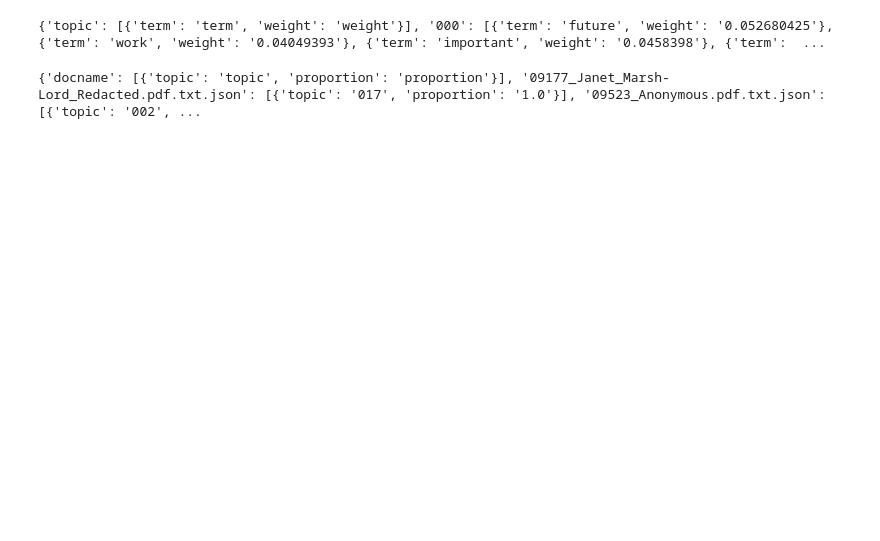
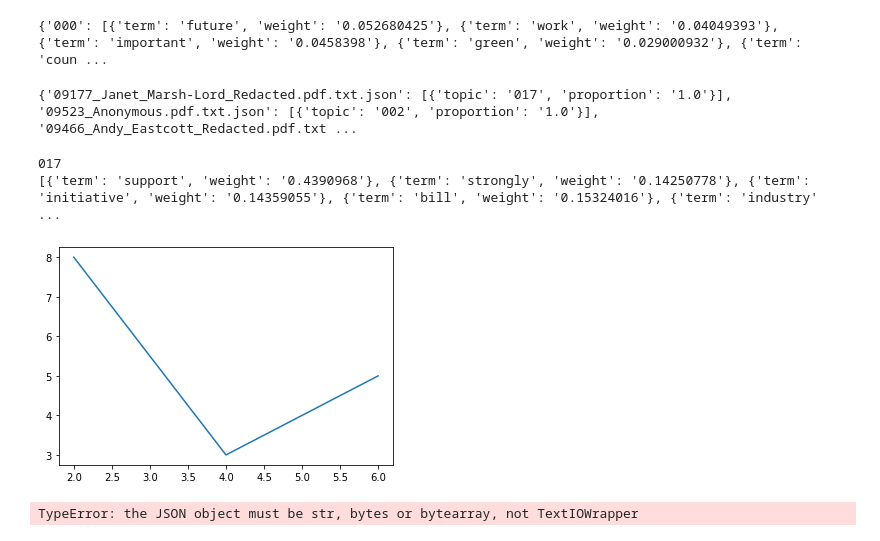
Before and after one commit to ServiceInnovationLab/bagel-jam, a Jupyter notebook: LDA visualisation.ipynb, the cells around one changed output. Cells and saved outputs as stored; diff of their text form; code cells hidden in the pictures; blank space fills up the shorter version.

```diff
--- a/LDA visualisation.ipynb
+++ b/LDA visualisation.ipynb
@@ -6,7 +6,9 @@ import numpy as np
 def load_topics(topics, filename):
     with open(filename, 'r') as j:
         csvReader = csv.reader(j)
-        for row in csvReader:
+        for index, row in enumerate(csvReader, start = 1):
+            if index == 1:
+                continue # skip the header row
             topic = row[0]
             data = { 'term': row[1], 'weight': row[2] }
             if topic in topics:
@@ -23,12 +25,14 @@ topics = load_topics(topics, topic_terms)
 
 print(topics)
 # %% [output]
-{'topic': [{'term': 'term', 'weight': 'weight'}], '000': [{'term': 'future', 'weight': '0.052680425'}, {'term': 'work', 'weight': '0.04049393'}, {'term': 'important', 'weight': '0.0458398'}, {'term':  ...
+{'000': [{'term': 'future', 'weight': '0.052680425'}, {'term': 'work', 'weight': '0.04049393'}, {'term': 'important', 'weight': '0.0458398'}, {'term': 'green', 'weight': '0.029000932'}, {'term': 'coun ...
 # %%
 def load_docs(docs, filename):
     with open(filename, 'r') as j:
         csvReader = csv.reader(j)
-        for row in csvReader:
+        for index, row in enumerate(csvReader, start = 1):
+            if index == 1:
+                continue # skip the header row
             docname = row[0]
             data = { 'topic': row[1], 'proportion': row[2] }
             if docname in docs:
@@ -44,4 +48,29 @@ docs = {}
 docs = load_docs(docs, doc_topics)
 print(docs)
 # %% [output]
-{'docname': [{'topic': 'topic', 'proportion': 'proportion'}], '09177_Janet_Marsh-Lord_Redacted.pdf.txt.json': [{'topic': '017', 'proportion': '1.0'}], '09523_Anonymous.pdf.txt.json': [{'topic': '002', ...
+{'09177_Janet_Marsh-Lord_Redacted.pdf.txt.json': [{'topic': '017', 'proportion': '1.0'}], '09523_Anonymous.pdf.txt.json': [{'topic': '002', 'proportion': '1.0'}], '09466_Andy_Eastcott_Redacted.pdf.txt ...
+# %%
+doc_name = '09177_Janet_Marsh-Lord_Redacted.pdf.txt.json'
+doc = docs[doc_name]
+print(doc[0]['topic'])
+
+print(topics[doc[0]['topic']])
+# %% [output]
+017
+[{'term': 'support', 'weight': '0.4390968'}, {'term': 'strongly', 'weight': '0.14250778'}, {'term': 'initiative', 'weight': '0.14359055'}, {'term': 'bill', 'weight': '0.15324016'}, {'term': 'industry' ...
+# %%
+%matplotlib inline
+import matplotlib.pyplot as plt
+x = [2, 4, 6]
+y = [8, 3, 5]
+plt.plot(x, y)
+plt.show()
+# %% [output]
+[figure, added]
+# %%
+import json
+with open('key-phrases/key-phrases.json', 'r') as j:
+    json.loads(j)
+    print(j)
+# %% [output]
+TypeError: the JSON object must be str, bytes or bytearray, not TextIOWrapper
```
Also changed, not shown: 2 other files.
